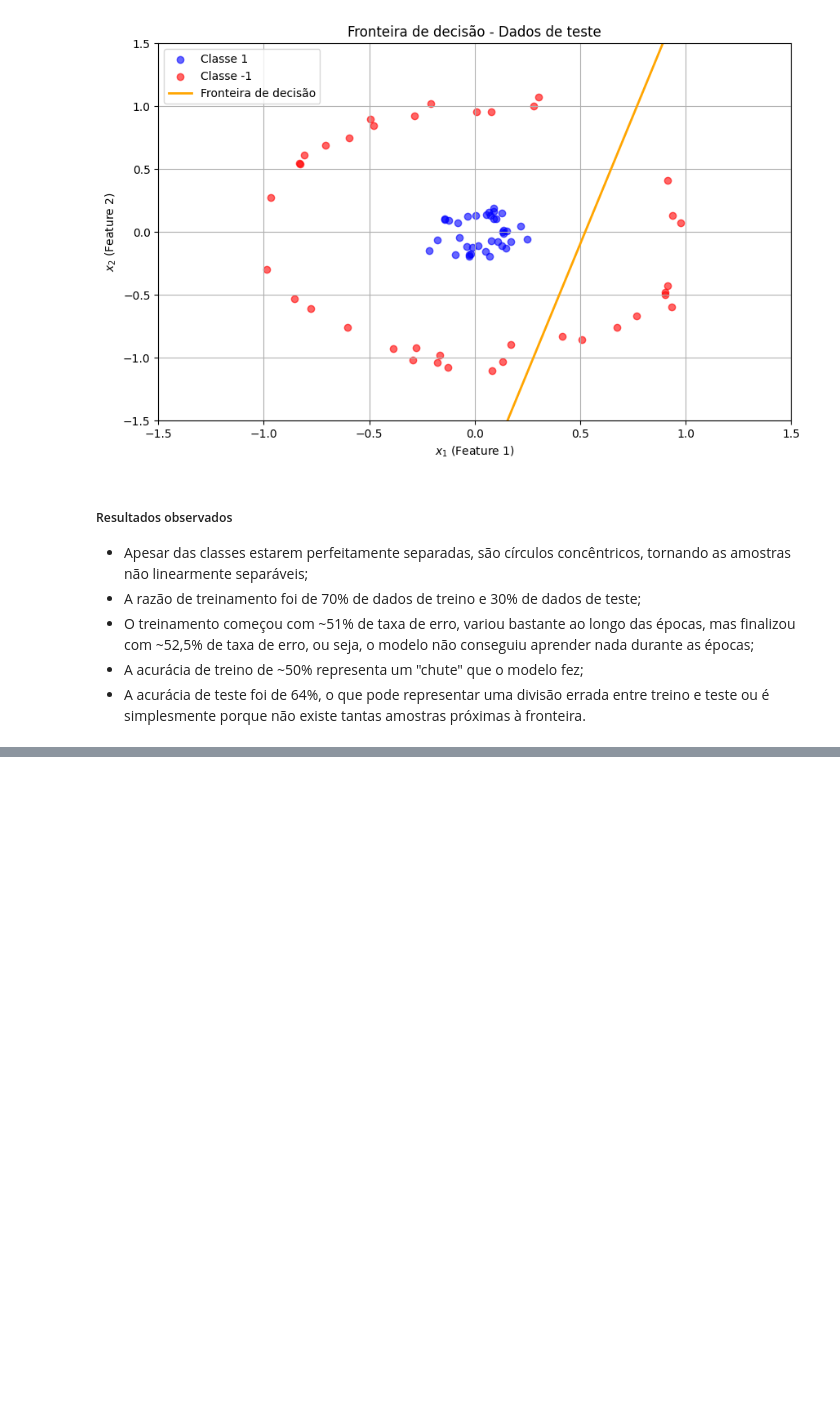
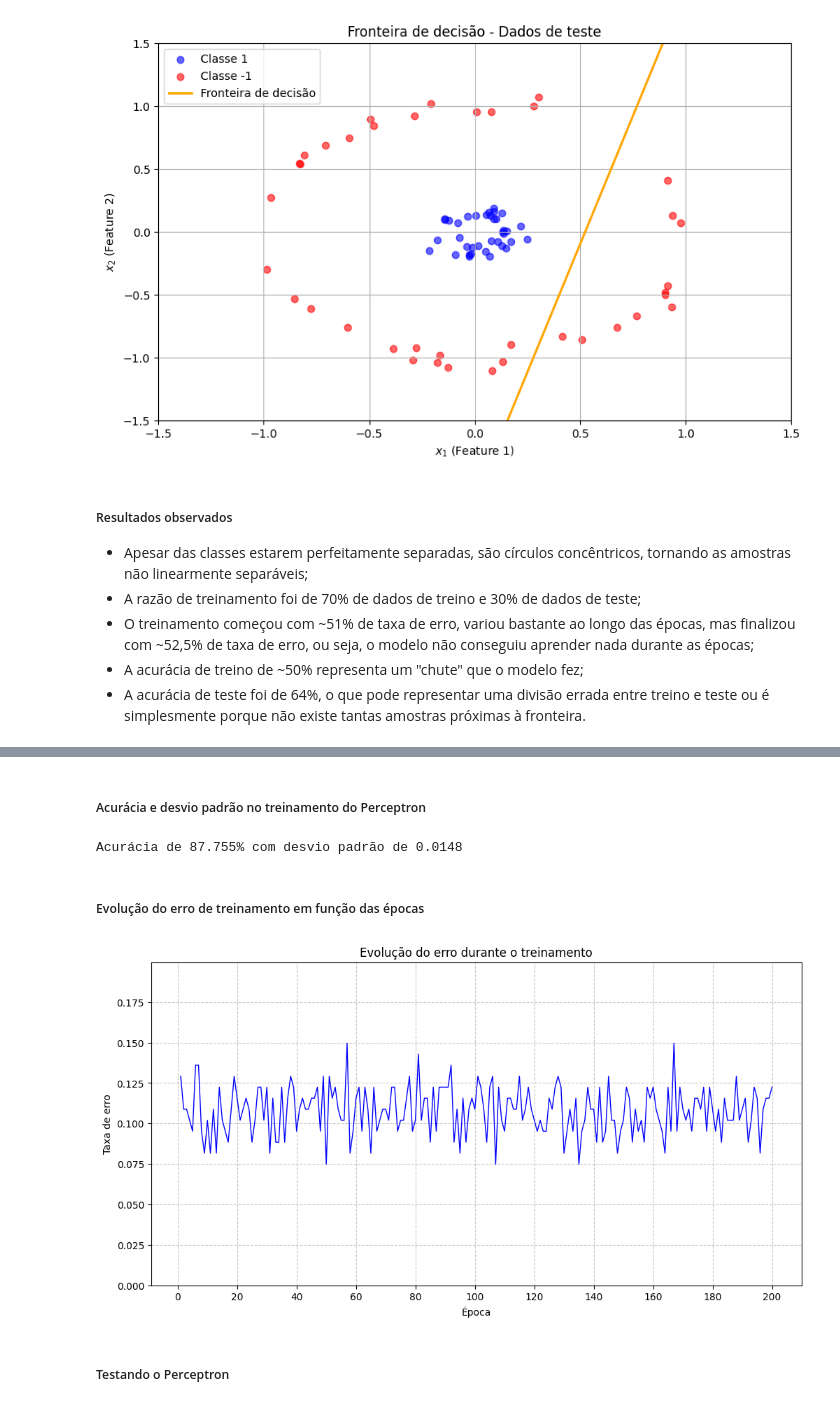
Before and after one commit to lucasanches/single-layer-perceptron, a Jupyter notebook: perceptron.ipynb, the cells around one changed output, grey strips where cells are left out. Drawn from its saved outputs; the diff is of its cells as text; code cells hidden in the pictures; blank space fills up the shorter version.

```diff
--- a/perceptron.ipynb
+++ b/perceptron.ipynb
@@ -521,0 +863,8 @@ plt.show()
+# %%
+qtd_atributos = X_train.shape[1]
+tx_aprendizagem = 0.1
+epocas = 200
+seed = 16
+
+resultado_treino_4 = treinamento(X_train, y_train, qtd_atributos, tx_aprendizagem, epocas, seed)
+pprint.pp(resultado_treino_4)
@@ -521,0 +889,29 @@ plt.show()
+# %% [markdown]
+##### Acurácia e desvio padrão no treinamento do Perceptron
+# %%
+evolucao_acuracia = resultado_treino_4['evolucao acuracia']
+acuracia = resultado_treino_4['acuracia']
+stdev_acuracia = statistics.stdev(evolucao_acuracia)
+
+print(f"Acurácia de {acuracia:.3%} com desvio padrão de {stdev_acuracia:.3}")
+# %% [output]
+Acurácia de 87.755% com desvio padrão de 0.0148
+# %% [markdown]
+##### Evolução do erro de treinamento em função das épocas
+# %%
+x = np.array(range(1, resultado_treino_4["epocas executadas"] + 1))
+y = resultado_treino_4["evolucao do erro"]
+
+plt.figure(figsize=(12, 6))
+plt.plot(x, y, 'b', linewidth=1, markersize=5, markeredgewidth=2)
+plt.title('Evolução do erro durante o treinamento', fontsize=12)
+plt.xlabel('Época', fontsize=10)
+plt.ylabel('Taxa de erro', fontsize=10)
+plt.grid(True, linestyle='--', alpha=0.7)
+plt.xticks(np.arange(0, max(x)+1, max(1, len(x)//10)))
+plt.ylim(0, min(1.05, max(y)+0.05))
+plt.show()
+# %% [output]
+[figure, added]
+# %% [markdown]
+##### Testando o Perceptron
```
Also changed, not shown: parts of 79 cells of this notebook.
